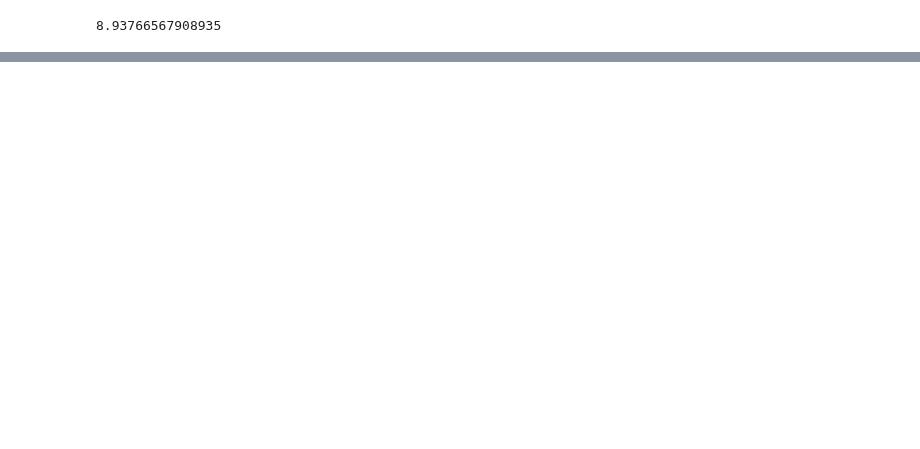
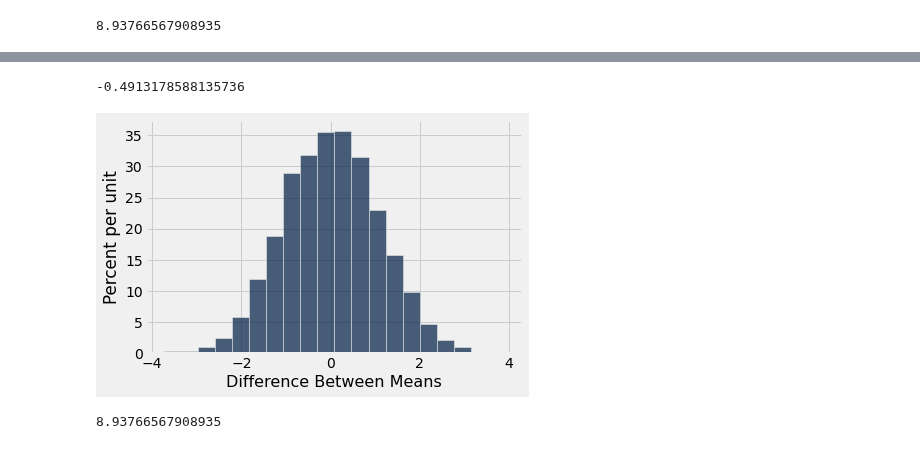
Before and after one commit to ciretorres/python, a Jupyter notebook: data8.2x/Week4/sec08a_ab_testing.ipynb, the cells around one changed output, grey strips where cells are left out. Saved outputs shown, nothing was run; the diff lists cells and outputs as text; code cells hidden in the pictures; blank space fills up the shorter version.

```diff
--- a/data8.2x/Week4/sec08a_ab_testing.ipynb
+++ b/data8.2x/Week4/sec08a_ab_testing.ipynb
@@ -62,3 +60,6 @@ observed_difference = means.item(0) - means.item(1)
 observed_difference
 # %% [output]
 8.93766567908935
+# %%
+weights = smoking_and_birthweight.select('Birth Weight')
+weights
@@ -64,0 +121,3 @@ observed_difference
+# %%
+group_labels = baby.select('Maternal Smoker')
+group_labels
@@ -64,0 +145,25 @@ observed_difference
+# %%
+shuffled_weights = weights.sample(with_replacement = False).column(0)
+shuffled_tb1 = group_labels.with_column('Shuffled Weight', shuffled_weights)
+means = shuffled_tb1.group('Maternal Smoker', np.average).column(1)
+new_difference = means.item(0) - means.item(1)
+new_difference
+# %% [output]
+-0.4913178588135736
+# %%
+differences = make_array()
+
+for i in np.arange(5000):
+    shuffled_weights = weights.sample(with_replacement = False).column(0)
+    shuffled_tb1 = group_labels.with_column('Shuffled Weight', shuffled_weights)
+    means = shuffled_tb1.group('Maternal Smoker', np.average).column(1)
+    new_difference = means.item(0) - means.item(1)
+    differences = np.append(differences, new_difference)
+# %%
+Table().with_column('Difference Between Means', differences).hist(bins = 20)
+# %% [output]
+[figure, added]
+# %%
+observed_difference
+# %% [output]
+8.93766567908935
```
Also changed, not shown: parts of 13 cells of this notebook, 1 other file.
